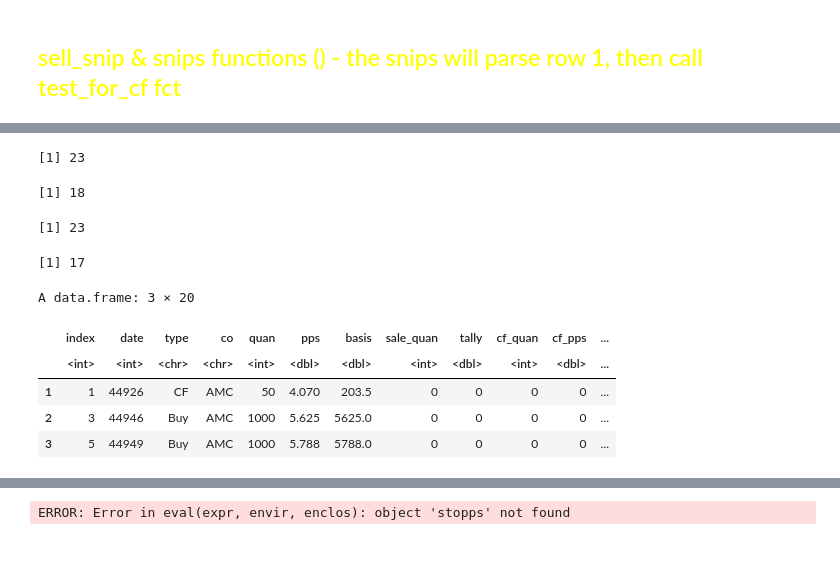
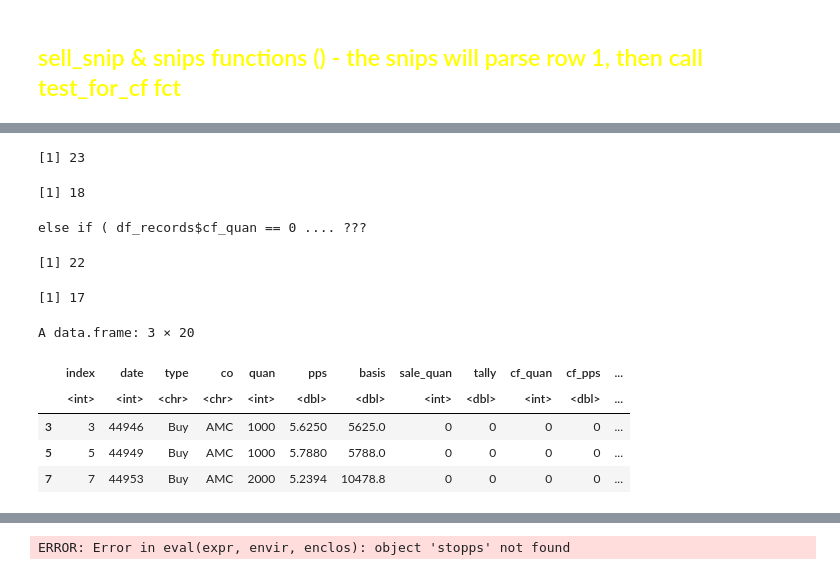
Before and after one commit to GrayCoHub/fifo_by_rows, a Jupyter notebook: fifo_rows.ipynb, the cells around one changed output, grey strips where cells are left out. Drawn from its saved outputs; the diff is of its cells as text; code cells hidden in the pictures.

```diff
--- a/fifo_rows.ipynb
+++ b/fifo_rows.ipynb
@@ -223,11 +236,12 @@ test_for_cf <- function(b, buys, df_records) {
 
     if(df_records$cf_quan > 0 ) {
 
+        # new var with copies of values from b
         temp <- b
 
         temp$quan <- df_records$cf_quan
         temp$basis <- df_records$cf_basis
-        temp$type <- "CF"
+        temp$type <- "Buy-CF"
 
 
         i <- 1
@@ -290,0 +258,33 @@ sell_snip <- function(sells) {
+# %%
+#  These functions will delete the first row from the Buys and Sells dfs
+#  concluding the first Sale event
+
+i <- 1
+
+
+# fct
+snips <- function (b, buys, df_records) {
+
+    b <- b
+    buys <- buys
+    df_records <- df_records
+
+    # remove the first row of buys ... is b
+    buys <- buys[-1, ]
+
+
+    # Only if, then call fct that will apend df_records for the c/f values.  Otherwise ... ?
+    if(df_records$cf_quan > 0 ) {
+
+        #fct call
+        buys <- test_for_cf(b, buys, df_records)
+        return(buys)
+
+        }else if( df_records$cf_quan == 0 ) {
+                cat("else if ( df_records$cf_quan == 0 .... ??? ", "\n")
+            return(buys)
+         }
+
+    #  return(buys)
+
+   }  # fct
@@ -298,25 +318,26 @@ A data.frame: 1 × 20
 # %%
 # These are the fcts (in order) to process a Sals, from start to end
 
 nrow(buys)
 nrow(sells)
 
-buys <- snips(b,buys, sells, df_records)
+buys <- snips(b,buys, df_records)
 sells <- sell_snip(sells)
 nrow(buys)
 nrow(sells)
 head(buys, 3)
 # %% [output]
 [1] 23
 [1] 18
-[1] 23
+else if ( df_records$cf_quan == 0 .... ???
-[1] 17
+[1] 22
-A data.frame: 3 × 20
+[1] 17
+A data.frame: 3 × 20
 |  | index | date | type | co | quan | pps | basis | sale_quan | tally | cf_quan | cf_pps | ... |
 |  | <int> | <int> | <chr> | <chr> | <int> | <dbl> | <dbl> | <int> | <dbl> | <int> | <dbl> | ... |
-| 1 | 1 | 44926 | CF | AMC | 50 | 4.070 | 203.5 | 0 | 0 | 0 | 0 | ... |
-| 2 | 3 | 44946 | Buy | AMC | 1000 | 5.625 | 5625.0 | 0 | 0 | 0 | 0 | ... |
-| 3 | 5 | 44949 | Buy | AMC | 1000 | 5.788 | 5788.0 | 0 | 0 | 0 | 0 | ... |
+| 3 | 3 | 44946 | Buy | AMC | 1000 | 5.6250 | 5625.0 | 0 | 0 | 0 | 0 | ... |
+| 5 | 5 | 44949 | Buy | AMC | 1000 | 5.7880 | 5788.0 | 0 | 0 | 0 | 0 | ... |
+| 7 | 7 | 44953 | Buy | AMC | 2000 | 5.2394 | 10478.8 | 0 | 0 | 0 | 0 | ... |
 # %%
 # fct call: to create vars from the first row of Buy & Sell
 b <- row_b(b)
```
Also changed, not shown: parts of 31 cells of this notebook.
